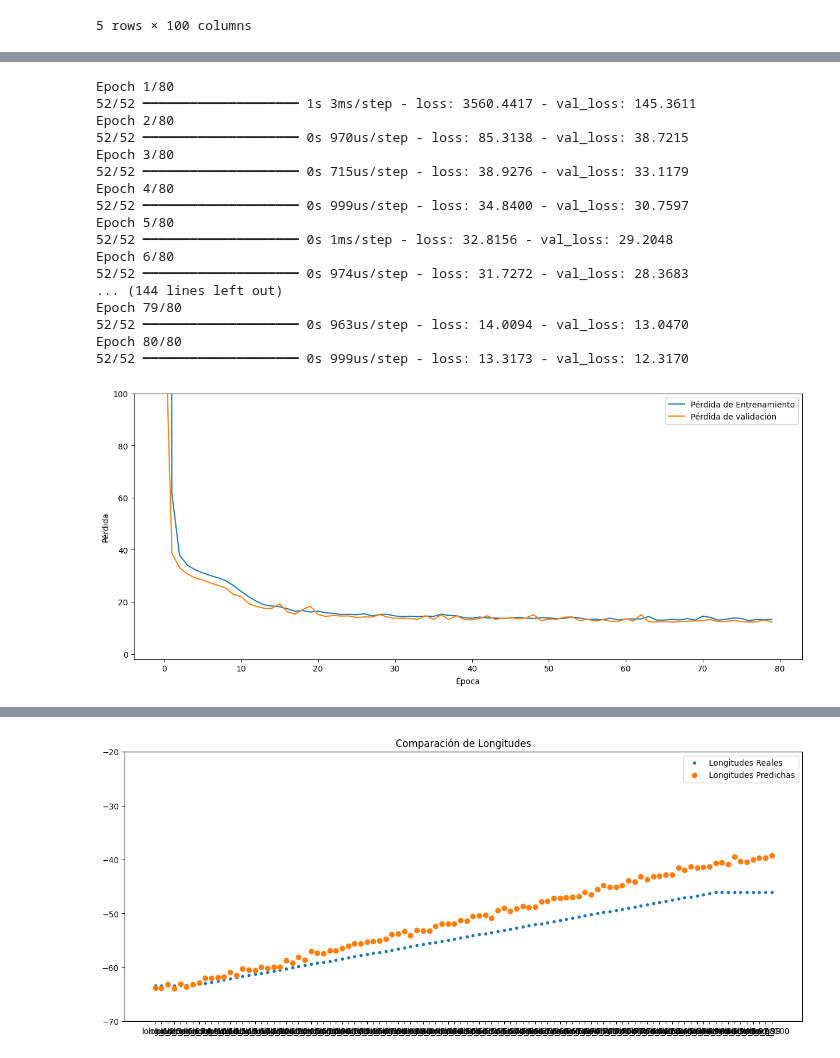
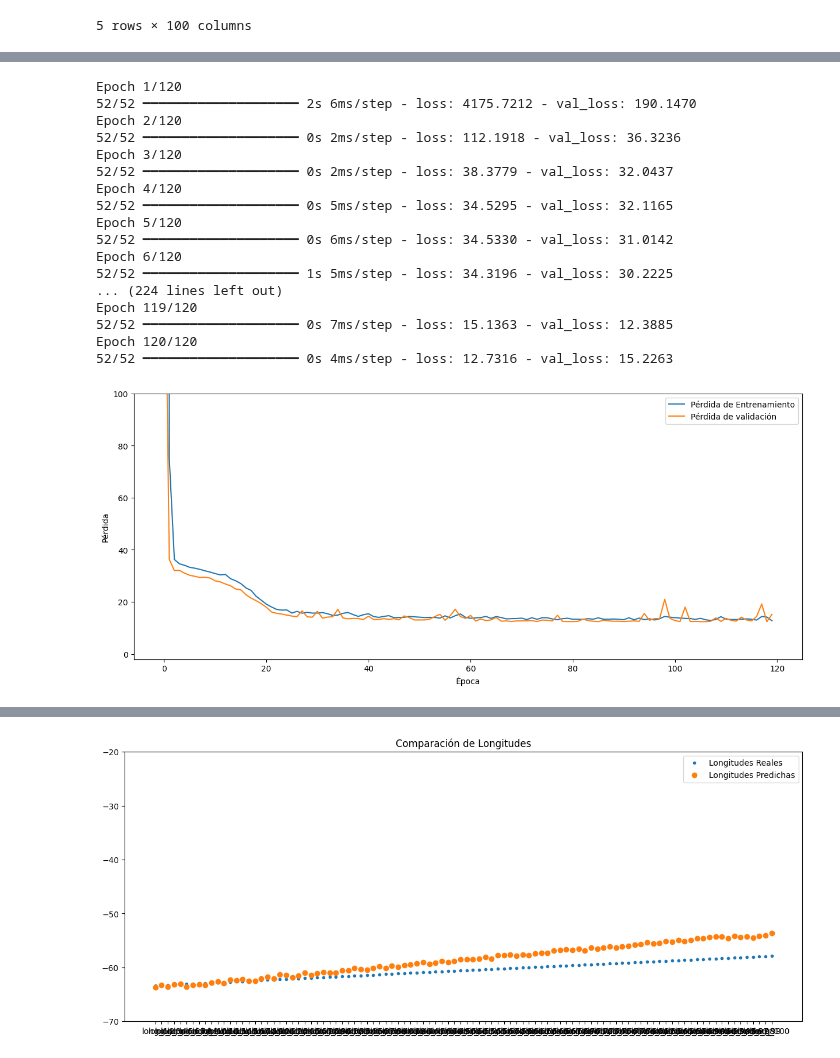
Before and after one commit to ValeFernando840/Ray-Tracing, a Jupyter notebook: Entrenamiento_Longitudes.ipynb, the cells around one changed output, grey strips where cells are left out. Saved outputs shown, nothing was run; the diff lists cells and outputs as text; code cells hidden in the pictures.

```diff
--- a/Entrenamiento_Longitudes.ipynb
+++ b/Entrenamiento_Longitudes.ipynb
@@ -65,14 +66,15 @@ y_test.head()
 5 rows × 100 columns
 # %%
 # Modelo Red Neuronal capas
+l2_reg = 0.005
 inputs = Input(shape =(10,))
-encoded = Dense(8, activation = 'relu')(inputs)
-encoded = Dense(16, activation = "relu")(encoded)
-encoded = Dense(32, activation = "relu")(encoded)
-encoded = Dense(64, activation = "relu")(encoded)
-decoded = Dense(100, activation = 'linear')(encoded)
+encoded = Dense(8, activation = 'relu',kernel_regularizer=l2(l2_reg))(inputs)
+encoded = Dense(16, activation = "relu",kernel_regularizer=l2(l2_reg))(encoded)
+encoded = Dense(32, activation = "relu",kernel_regularizer=l2(l2_reg))(encoded)
+encoded = Dense(64, activation = "relu",kernel_regularizer=l2(l2_reg))(encoded)
+decoded = Dense(100, activation = 'linear',kernel_regularizer=l2(l2_reg))(encoded)
 
 autoencoder = Model(inputs,decoded)
-autoencoder.compile(optimizer = 'adam', loss='mse')
+autoencoder.compile(optimizer = 'adamW', loss='mse')
 autoencoder.summary()
 # %% [output]
@@ -100,23 +102,23 @@ Model: "functional_19"
 history = autoencoder.fit(x_train,y_train, epochs=120, batch_size = 80,
                           validation_data = (x_test,y_test))
 # %% [output]
-Epoch 1/80
-52/52 ━━━━━━━━━━━━━━━━━━━━ 1s 3ms/step - loss: 3560.4417 - val_loss: 145.3611
-Epoch 2/80
-52/52 ━━━━━━━━━━━━━━━━━━━━ 0s 970us/step - loss: 85.3138 - val_loss: 38.7215
-Epoch 3/80
-52/52 ━━━━━━━━━━━━━━━━━━━━ 0s 715us/step - loss: 38.9276 - val_loss: 33.1179
-Epoch 4/80
-52/52 ━━━━━━━━━━━━━━━━━━━━ 0s 999us/step - loss: 34.8400 - val_loss: 30.7597
-Epoch 5/80
-52/52 ━━━━━━━━━━━━━━━━━━━━ 0s 1ms/step - loss: 32.8156 - val_loss: 29.2048
-Epoch 6/80
-52/52 ━━━━━━━━━━━━━━━━━━━━ 0s 974us/step - loss: 31.7272 - val_loss: 28.3683
-... (144 lines left out)
-Epoch 79/80
-52/52 ━━━━━━━━━━━━━━━━━━━━ 0s 963us/step - loss: 14.0094 - val_loss: 13.0470
-Epoch 80/80
-52/52 ━━━━━━━━━━━━━━━━━━━━ 0s 999us/step - loss: 13.3173 - val_loss: 12.3170
+Epoch 1/120
+52/52 ━━━━━━━━━━━━━━━━━━━━ 2s 6ms/step - loss: 4175.7212 - val_loss: 190.1470
+Epoch 2/120
+52/52 ━━━━━━━━━━━━━━━━━━━━ 0s 2ms/step - loss: 112.1918 - val_loss: 36.3236
+Epoch 3/120
+52/52 ━━━━━━━━━━━━━━━━━━━━ 0s 2ms/step - loss: 38.3779 - val_loss: 32.0437
+Epoch 4/120
+52/52 ━━━━━━━━━━━━━━━━━━━━ 0s 5ms/step - loss: 34.5295 - val_loss: 32.1165
+Epoch 5/120
+52/52 ━━━━━━━━━━━━━━━━━━━━ 0s 6ms/step - loss: 34.5330 - val_loss: 31.0142
+Epoch 6/120
+52/52 ━━━━━━━━━━━━━━━━━━━━ 1s 5ms/step - loss: 34.3196 - val_loss: 30.2225
+... (224 lines left out)
+Epoch 119/120
+52/52 ━━━━━━━━━━━━━━━━━━━━ 0s 7ms/step - loss: 15.1363 - val_loss: 12.3885
+Epoch 120/120
+52/52 ━━━━━━━━━━━━━━━━━━━━ 0s 4ms/step - loss: 12.7316 - val_loss: 15.2263
 # %%
 # Función de Pérdida durante el entrenamiento
 plt.figure(figsize=(15,6))
@@ -128,10 +130,10 @@ plt.ylim(-2,100)
 plt.legend()
 plt.show()
 # %% [output]
-[figure, old version]
+[figure, new version]
 # %%
 # Predecimos una muestra en particular de mi df
-idx = 3
+idx = 10
 
 
 y_pred = autoencoder.predict(np.expand_dims(x_test.iloc[idx], axis = 0))
@@ -152 +154 @@ plt.show()
-[figure, old version]
+[figure, new version]
```
Also changed, not shown: parts of 3 cells of this notebook, 1 other file.
